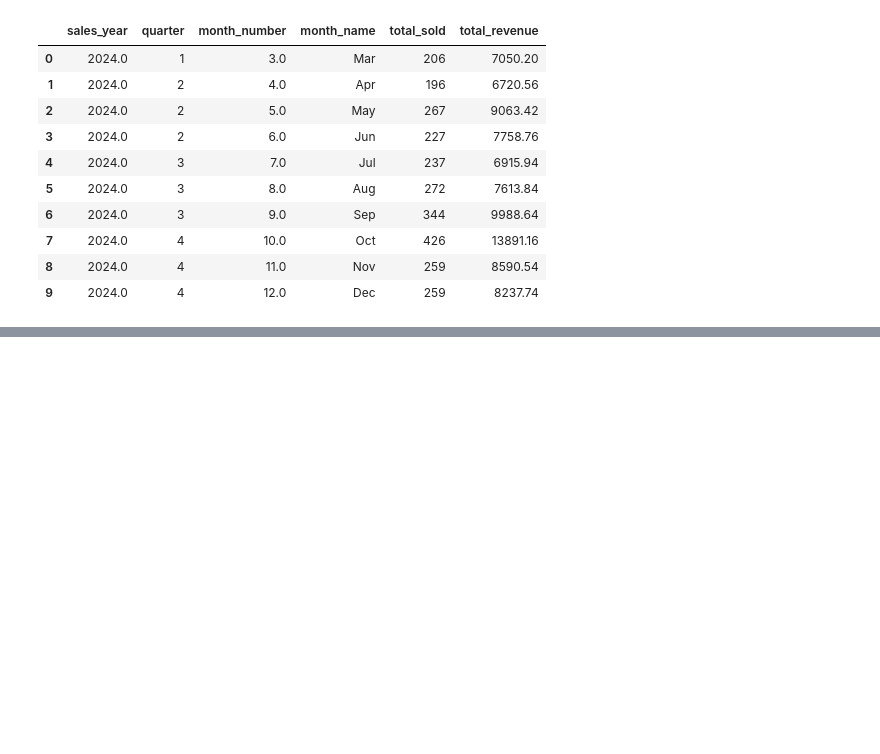
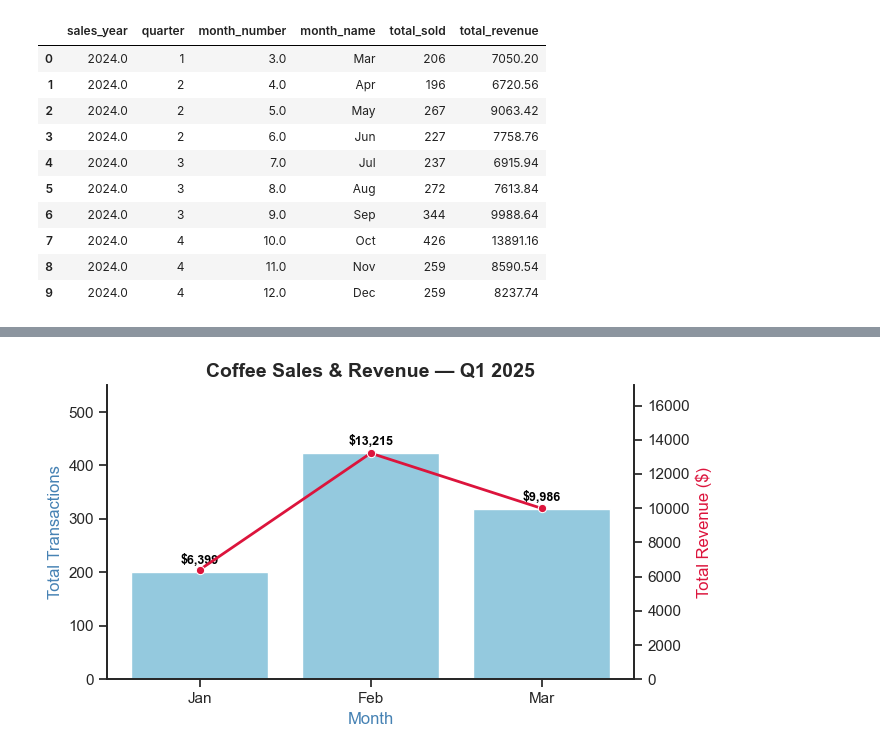
Before and after one commit to rajendrashrest111/Project_coffee_python, a Jupyter notebook: 6_quaterly_reports.ipynb, the cells around one changed output, grey strips where cells are left out. Drawn from its saved outputs; the diff is of its cells as text; code cells hidden in the pictures; blank space fills up the shorter version.

```diff
--- a/6_quaterly_reports.ipynb
+++ b/6_quaterly_reports.ipynb
@@ -105,0 +135,34 @@ plt.show()
+# %%
+
+sns.set_theme(style="ticks")
+fig, ax1 = plt.subplots(figsize=(7, 4))
+
+# Bar chart: total transactions
+sns.barplot(data=df_2025_q1, x="month_name", y="total_transactions",
+            color="skyblue", ax=ax1)
+ax1.set_ylabel("Total Transactions", color="steelblue")
+
+# Line chart: total revenue
+ax2 = ax1.twinx()
+sns.lineplot(data=df_2025_q1, x="month_name", y="total_revenue",
+             color="crimson", marker="o", linewidth=2, ax=ax2)
+ax2.set_ylabel("Total Revenue ($)", color="crimson")
+
+# Annotate revenue values on top of bars (using ax1 bars)
+for i, (x, sold, rev) in enumerate(zip(df_2025_q1["month_name"],
+                                       df_2025_q1["total_transactions"],
+                                       df_2025_q1["total_revenue"])):
+    ax1.text(i, sold + 10, f"${rev:,.0f}",
+             color="black", ha="center", va="bottom", fontsize=9, weight="bold")
+
+# Adjust Y-axis limits for spacing
+ax1.set_ylim(0, df_2025_q1["total_transactions"].max() * 1.3)
+ax2.set_ylim(0, df_2025_q1["total_revenue"].max() * 1.3)
+ax1.set_xlabel('Month', color='steelblue')
+
+sns.despine(top=True, bottom=False, left=False, right=False)
+plt.title("Coffee Sales & Revenue — Q1 2025", fontsize=14, weight="bold")
+plt.tight_layout()
+plt.show()
+# %% [output]
+[figure, added]
```
Also changed, not shown: parts of 7 cells of this notebook, 1 other file.
